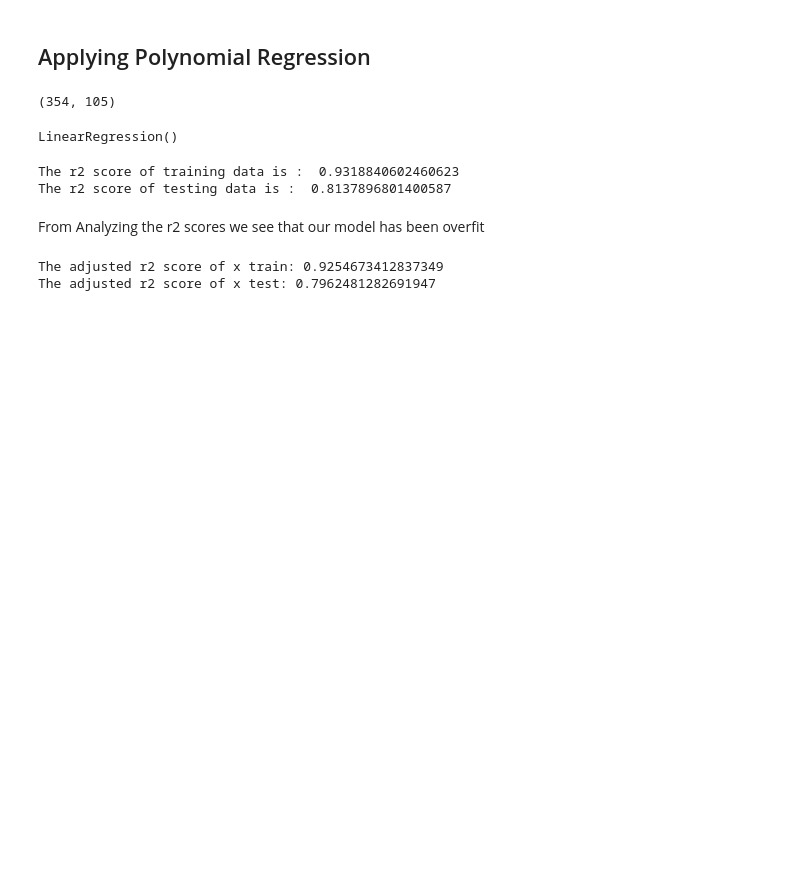
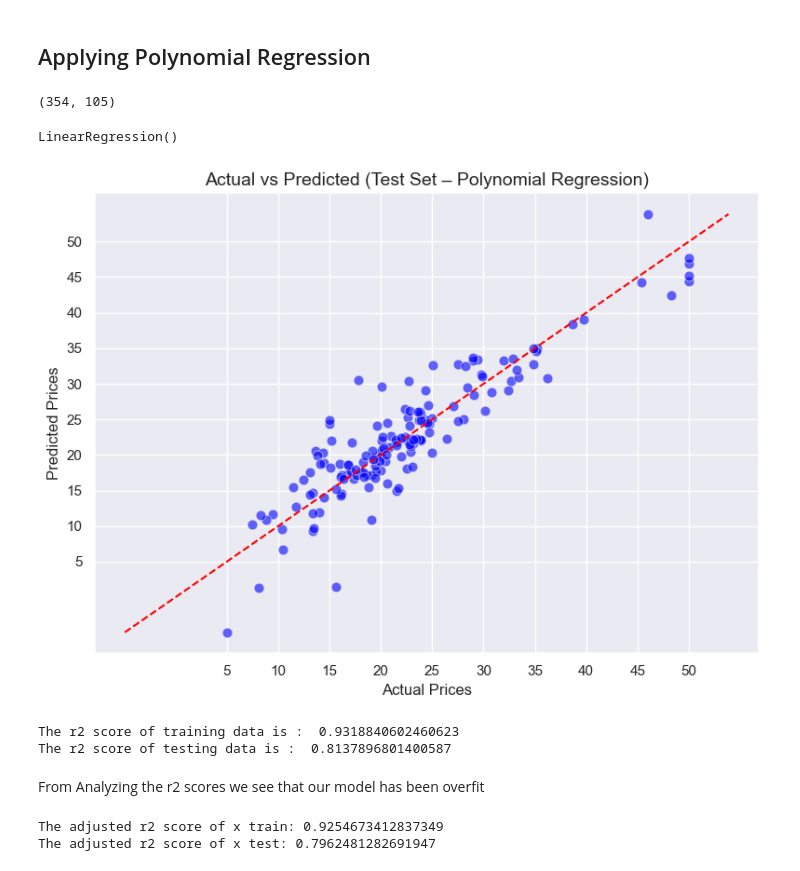
Before and after one commit to AhmadAlee10/linear-regression-boston, a Jupyter notebook: polynomial_regression.ipynb, the cells around one changed output. Drawn from its saved outputs; the diff is of its cells as text; code cells hidden in the pictures; blank space fills up the shorter version.

```diff
--- a/polynomial_regression.ipynb
+++ b/polynomial_regression.ipynb
@@ -167,6 +167,45 @@ y_train_predict=poly_model.predict(x_train_poly)
 #predicitng on testing data set
 x_test_poly=poly_features.fit_transform(xtest)
 y_test_predict=poly_model.predict(x_test_poly)
+# %%
+import seaborn as sns
+import matplotlib.pyplot as plt
+import numpy as np
+import pandas as pd
+
+# Make sure ytest and y_test_predict are either pandas DataFrame/Series or NumPy arrays
+def to_1d_array(x):
+    if isinstance(x, pd.DataFrame) or isinstance(x, pd.Series):
+        return x.to_numpy().ravel()  # convert pandas to 1D NumPy array
+    elif isinstance(x, np.ndarray):
+        return x.ravel()             # flatten NumPy array if 2D
+    else:
+        raise ValueError("Input must be a pandas DataFrame/Series or NumPy array")
+
+y_actual = to_1d_array(ytest)
+y_pred = to_1d_array(y_test_predict)
+
+plt.figure(figsize=(8,6))
+
+# Scatter plot
+sns.scatterplot(x=y_actual, y=y_pred, alpha=0.6, color='blue', s=60)
+
+# 45° reference line
+lims = [min(min(y_actual), min(y_pred)), max(max(y_actual), max(y_pred))]
+sns.lineplot(x=lims, y=lims, color='red', linestyle='--')
+
+plt.xlabel('Actual Prices', fontsize=12)
+plt.ylabel('Predicted Prices', fontsize=12)
+plt.title('Actual vs Predicted (Test Set – Polynomial Regression)', fontsize=14)
+
+# Optional ticks
+plt.xticks(range(5, 51, 5))
+plt.yticks(range(5, 51, 5))
+
+plt.tight_layout()
+plt.show()
+# %% [output]
+[figure, added]
 # %%
 #Evaluating the model on training dataset
 r2_test=r2_score(ytest,y_test_predict)
```
Also changed, not shown: 1 other file.
